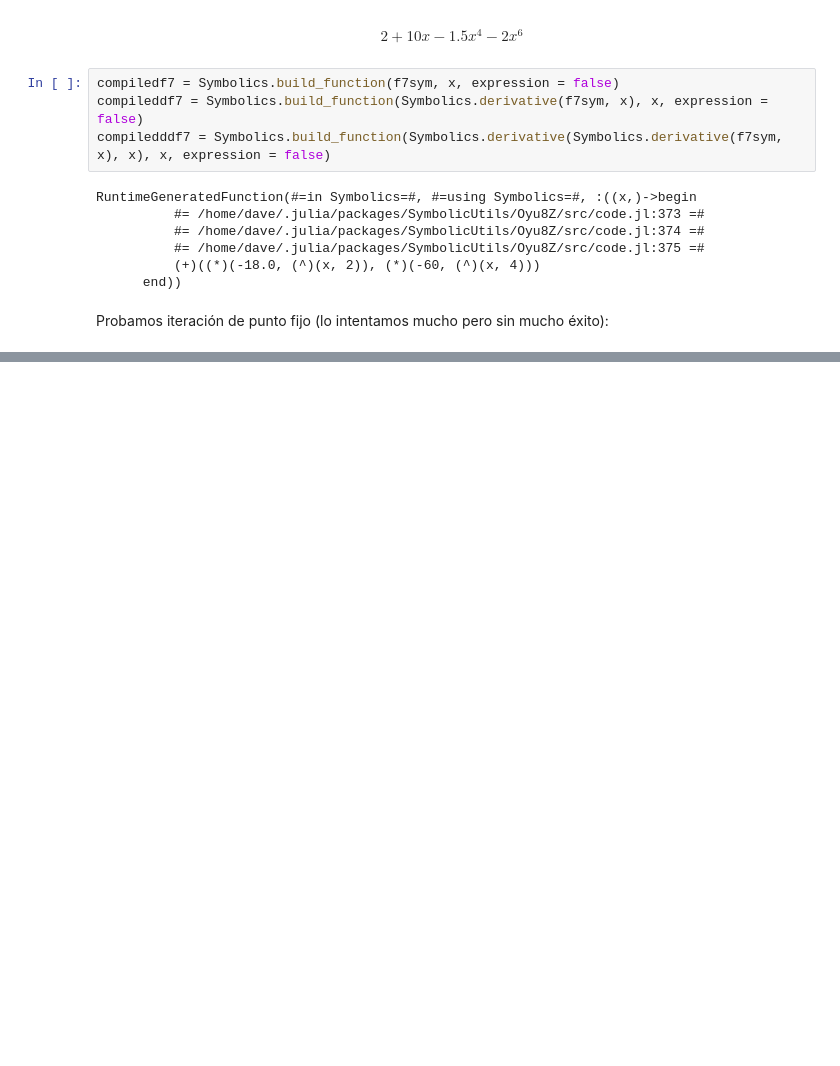
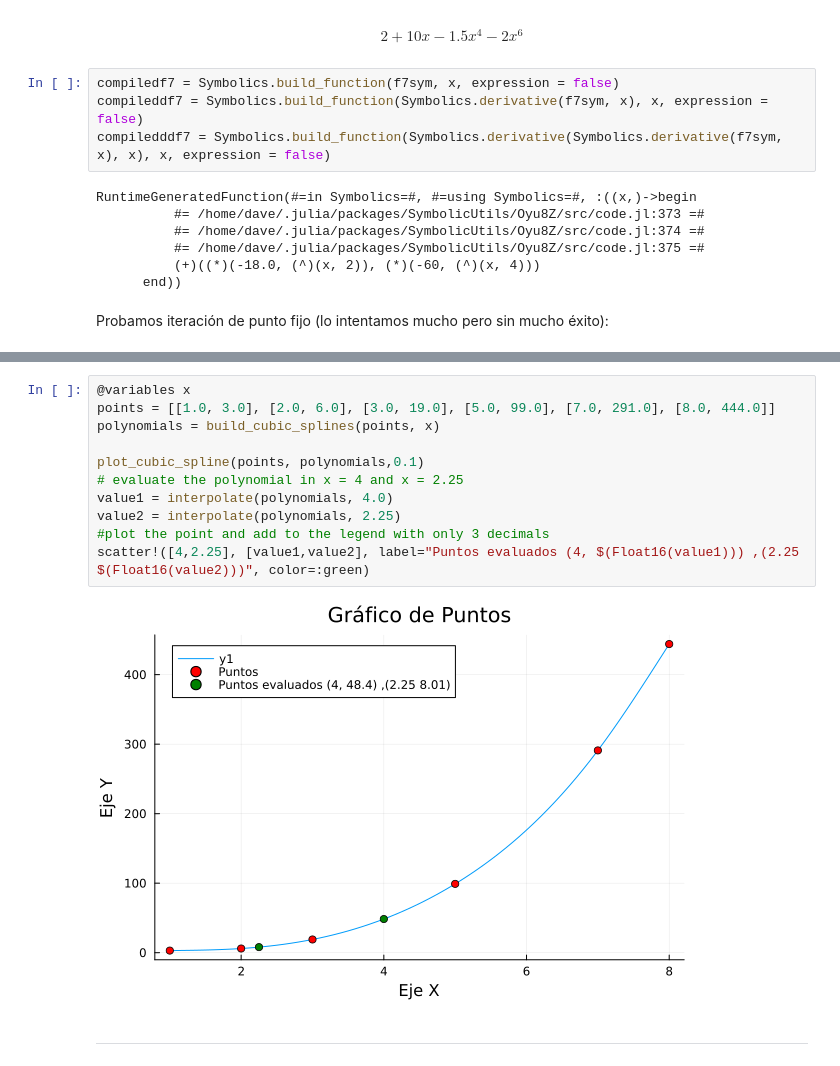
Before and after one commit to DaveAlsina/8tavoSemestre, a Jupyter notebook: numerico/taller1/taller1.ipynb, the cells around one changed output, grey strips where cells are left out. Cells and saved outputs as stored; diff of their text form; blank space fills up the shorter version.

```diff
--- a/numerico/taller1/taller1.ipynb
+++ b/numerico/taller1/taller1.ipynb
@@ -694,0 +1199,15 @@ lagrange_polynomial (generic function with 1 method)
+# %%
+@variables x
+points = [[1.0, 3.0], [2.0, 6.0], [3.0, 19.0], [5.0, 99.0], [7.0, 291.0], [8.0, 444.0]]
+polynomials = build_cubic_splines(points, x)
+
+plot_cubic_spline(points, polynomials,0.1)
+# evaluate the polynomial in x = 4 and x = 2.25
+value1 = interpolate(polynomials, 4.0)
+value2 = interpolate(polynomials, 2.25)
+#plot the point and add to the legend with only 3 decimals
+scatter!([4,2.25], [value1,value2], label="Puntos evaluados (4, $(Float16(value1))) ,(2.25 $(Float16(value2)))", color=:green)
+# %% [output]
+[figure, added]
+# %% [markdown]
+---
```
Also changed, not shown: parts of 55 cells of this notebook.
